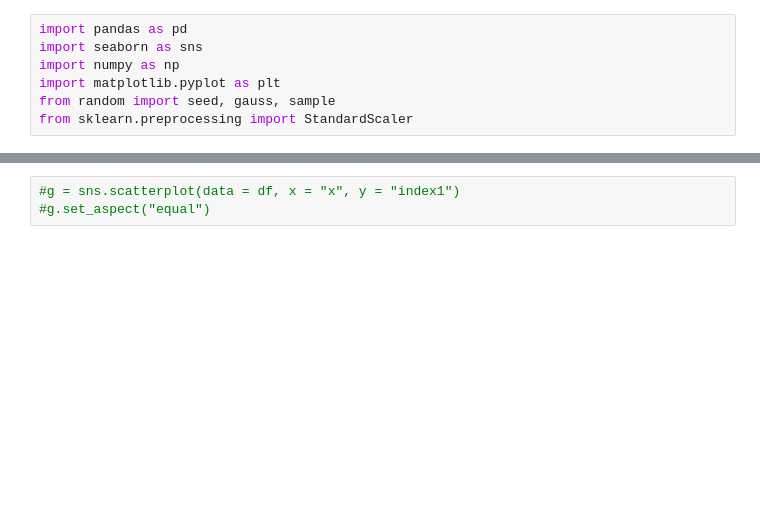
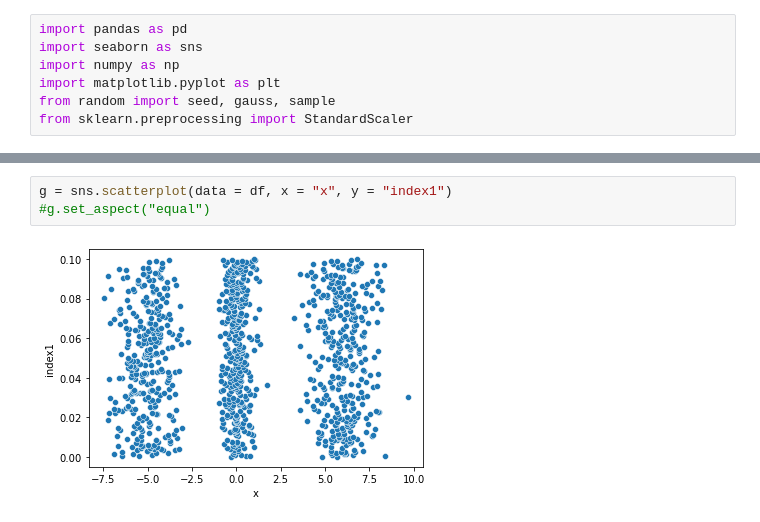
Before and after one commit to IonatanPerez/Curso_DHDS_CN17, a Jupyter notebook: C31/Ejemplos Kmeans.ipynb, the cells around one changed output, grey strips where cells are left out. Drawn from its saved outputs; the diff is of its cells as text; blank space fills up the shorter version.

```diff
--- a/C31/Ejemplos Kmeans.ipynb
+++ b/C31/Ejemplos Kmeans.ipynb
@@ -78,6 +76,8 @@ since Python 3.9 and will be removed in a subsequent version.
 # %%
-#g = sns.scatterplot(data = df, x = "x", y = "index1")
+g = sns.scatterplot(data = df, x = "x", y = "index1")
 #g.set_aspect("equal")
+# %% [output]
+[figure, added]
 # %%
 df
 # %% [output]
```
Also changed, not shown: parts of 5 cells of this notebook, 6 other files.
